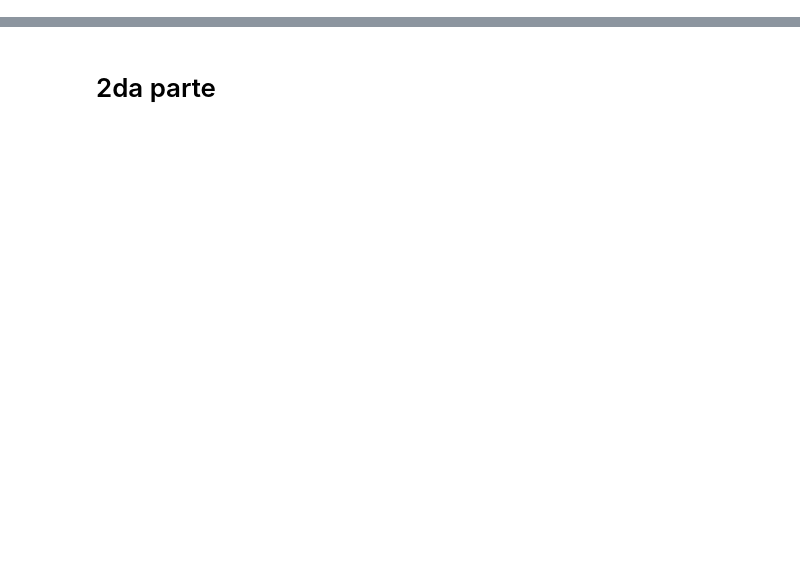
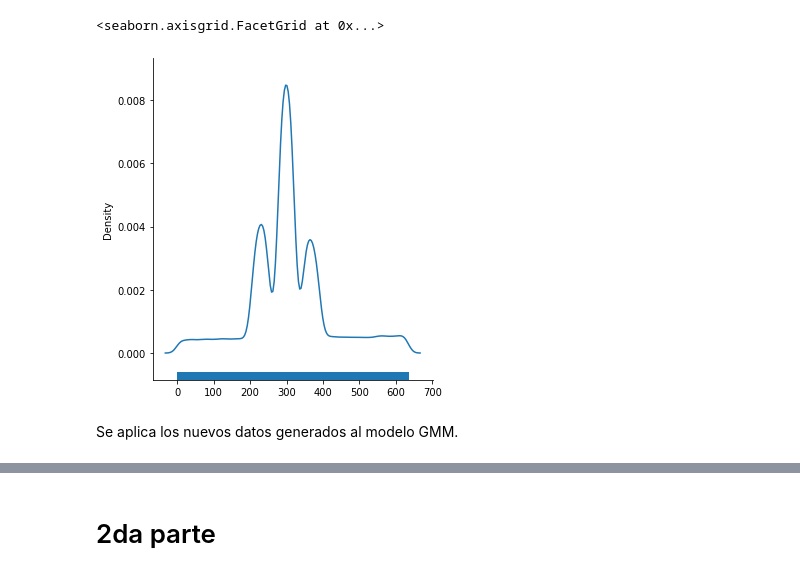
Before and after one commit to midusi/PlateUNLP, a Jupyter notebook: src/modelo_gmm_copia.ipynb, the cells around one changed output, grey strips where cells are left out. Saved outputs shown, nothing was run; the diff lists cells and outputs as text; code cells hidden in the pictures; blank space fills up the shorter version.

```diff
--- a/src/modelo_gmm_copia.ipynb
+++ b/src/modelo_gmm_copia.ipynb
@@ -254,0 +156,7 @@ plt.plot(x)
+# %%
+ sns.displot(data=nuevo_dataset, kind="kde", color='#1f77b4',  rug=True)
+# %% [output]
+<seaborn.axisgrid.FacetGrid at 0x...>
+[figure, added]
+# %% [markdown]
+Se aplica los nuevos datos generados al modelo GMM.
```
Also changed, not shown: parts of 57 cells of this notebook.
